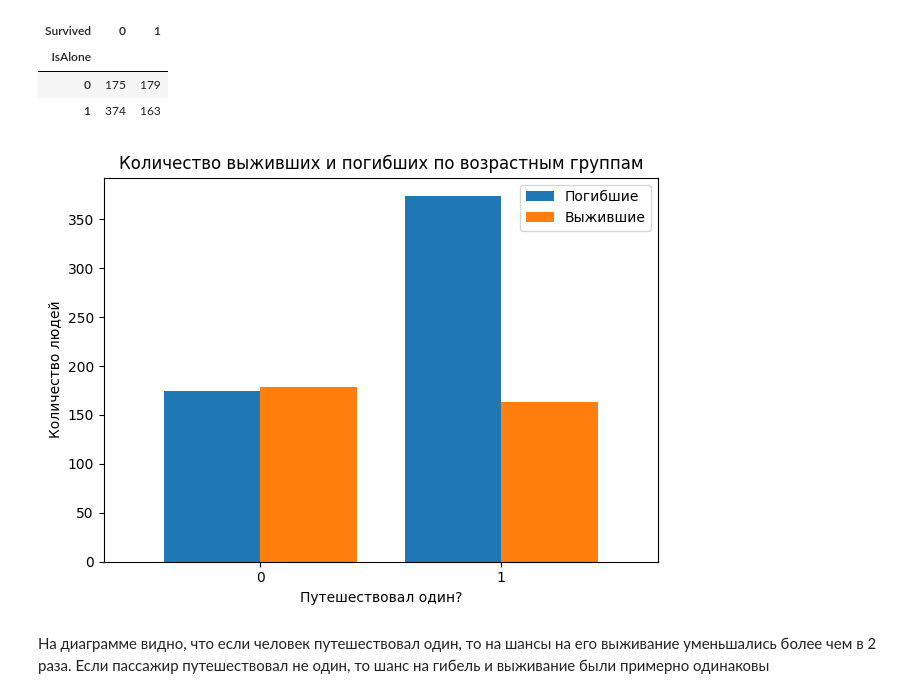
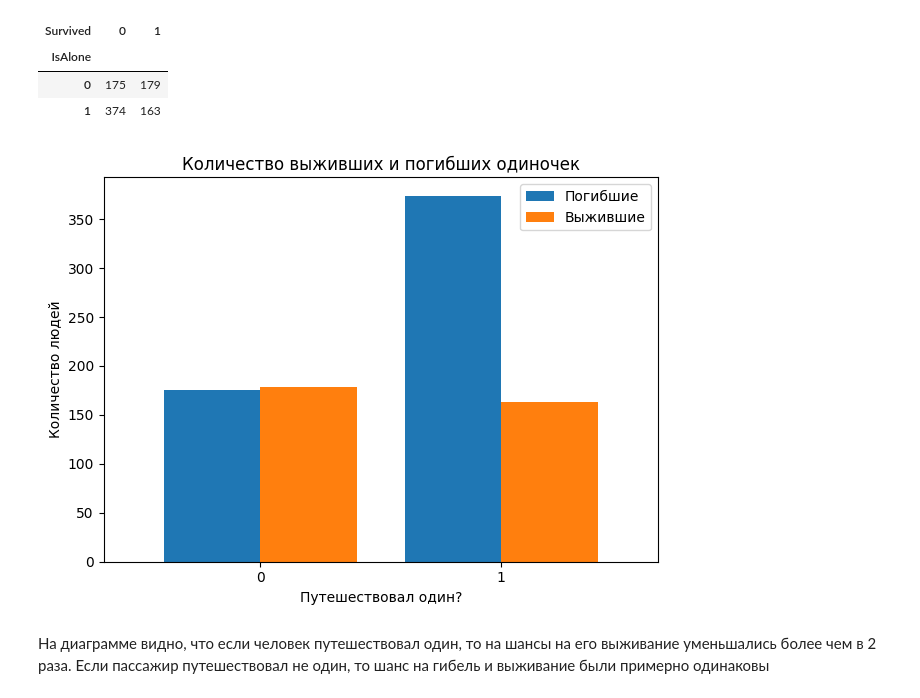
Before and after one commit to Nokvix/Neural-Network-Programming, a Jupyter notebook: titanic.ipynb, the cells around one changed output. Drawn from its saved outputs; the diff is of its cells as text; code cells hidden in the pictures.

```diff
--- a/titanic.ipynb
+++ b/titanic.ipynb
@@ -367,18 +367,18 @@ is_alone_survived
 # %%
 is_alone_survived.plot(
     kind='bar',
     stacked=False,
     width=0.8
 )
-plt.title('Количество выживших и погибших по возрастным группам')
+plt.title('Количество выживших и погибших одиночек')
 plt.xlabel('Путешествовал один?')
 plt.ylabel('Количество людей')
 plt.xticks(rotation=0)
 plt.legend(['Погибшие', 'Выжившие'])
 plt.tight_layout()
 plt.show()
 # %% [output]
-[figure, old version]
+[figure, new version]
 # %% [markdown]
 На диаграмме видно, что если человек путешествовал один, то на шансы на его выживание уменьшались более чем в 2 раза. Если пассажир путешествовал не один, то шанс на гибель и выживание были примерно одинаковы
 # %% [markdown]
```
